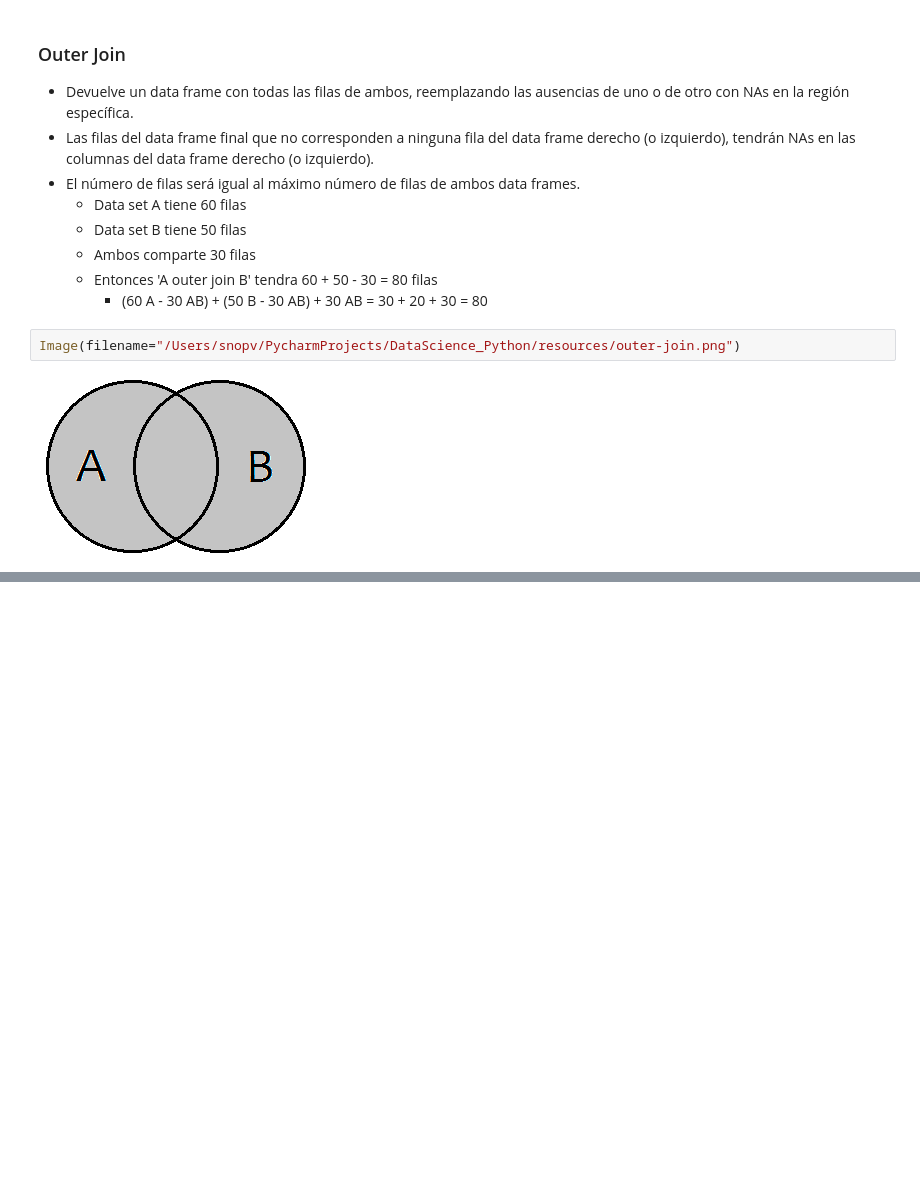
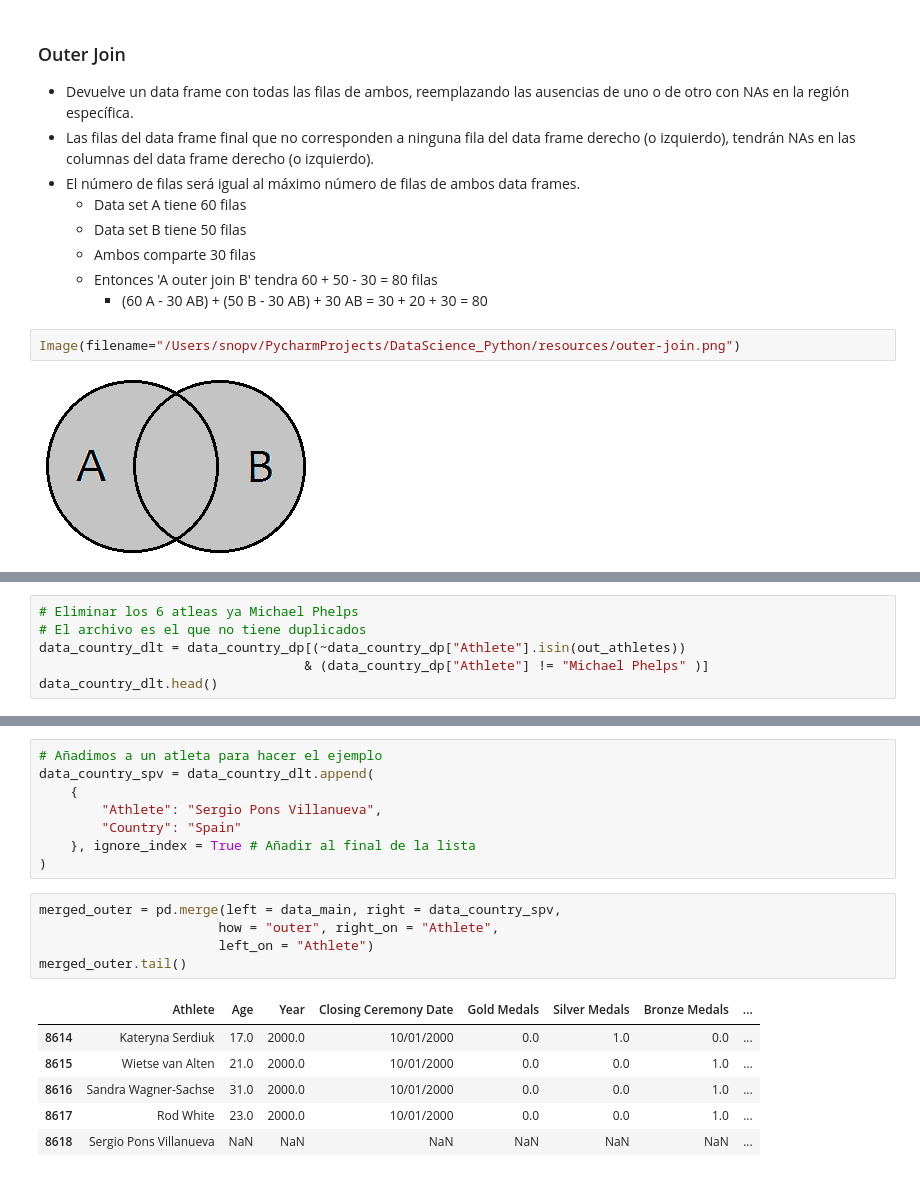
Before and after one commit to SPoVi/DataScience_Python, a Jupyter notebook: notebooks/T2 - Data Cleaning/T2 - 4 - Data Cleaning - Concatenación de datos - Jupyter.ipynb, the cells around one changed output, grey strips where cells are left out. Cells and saved outputs as stored; diff of their text form; blank space fills up the shorter version.

```diff
--- a/notebooks/T2 - Data Cleaning/T2 - 4 - Data Cleaning - Concatenación de datos - Jupyter.ipynb
+++ b/notebooks/T2 - Data Cleaning/T2 - 4 - Data Cleaning - Concatenación de datos - Jupyter.ipynb
@@ -442,0 +455,6 @@ Image(filename="/Users/snopv/PycharmProjects/DataScience_Python/resources/outer-
+# %%
+# Eliminar los 6 atleas ya Michael Phelps
+# El archivo es el que no tiene duplicados
+data_country_dlt = data_country_dp[(~data_country_dp["Athlete"].isin(out_athletes))
+                                  & (data_country_dp["Athlete"] != "Michael Phelps" )]
+data_country_dlt.head()
@@ -442,0 +543,20 @@ Image(filename="/Users/snopv/PycharmProjects/DataScience_Python/resources/outer-
+# %%
+# Añadimos a un atleta para hacer el ejemplo
+data_country_spv = data_country_dlt.append(
+    {
+        "Athlete": "Sergio Pons Villanueva",
+        "Country": "Spain"
+    }, ignore_index = True # Añadir al final de la lista
+)
+# %%
+merged_outer = pd.merge(left = data_main, right = data_country_spv,
+                       how = "outer", right_on = "Athlete",
+                       left_on = "Athlete")
+merged_outer.tail()
+# %% [output]
+|  | Athlete | Age | Year | Closing Ceremony Date | Gold Medals | Silver Medals | Bronze Medals | ... |
+| 8614 | Kateryna Serdiuk | 17.0 | 2000.0 | 10/01/2000 | 0.0 | 1.0 | 0.0 | ... |
+| 8615 | Wietse van Alten | 21.0 | 2000.0 | 10/01/2000 | 0.0 | 0.0 | 1.0 | ... |
+| 8616 | Sandra Wagner-Sachse | 31.0 | 2000.0 | 10/01/2000 | 0.0 | 0.0 | 1.0 | ... |
+| 8617 | Rod White | 23.0 | 2000.0 | 10/01/2000 | 0.0 | 0.0 | 1.0 | ... |
+| 8618 | Sergio Pons Villanueva | NaN | NaN | NaN | NaN | NaN | NaN | ... |
```
Also changed, not shown: parts of 18 cells of this notebook.
